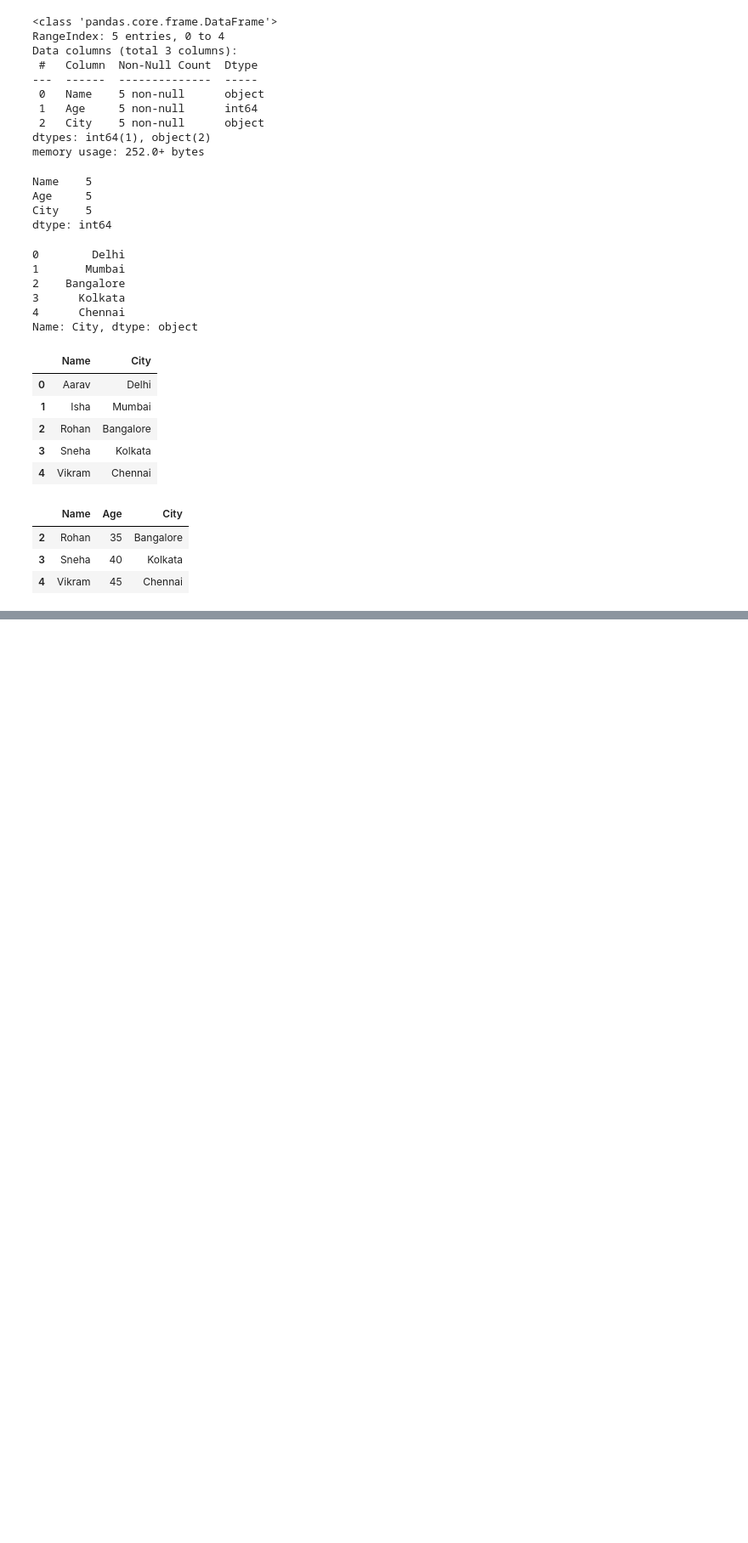
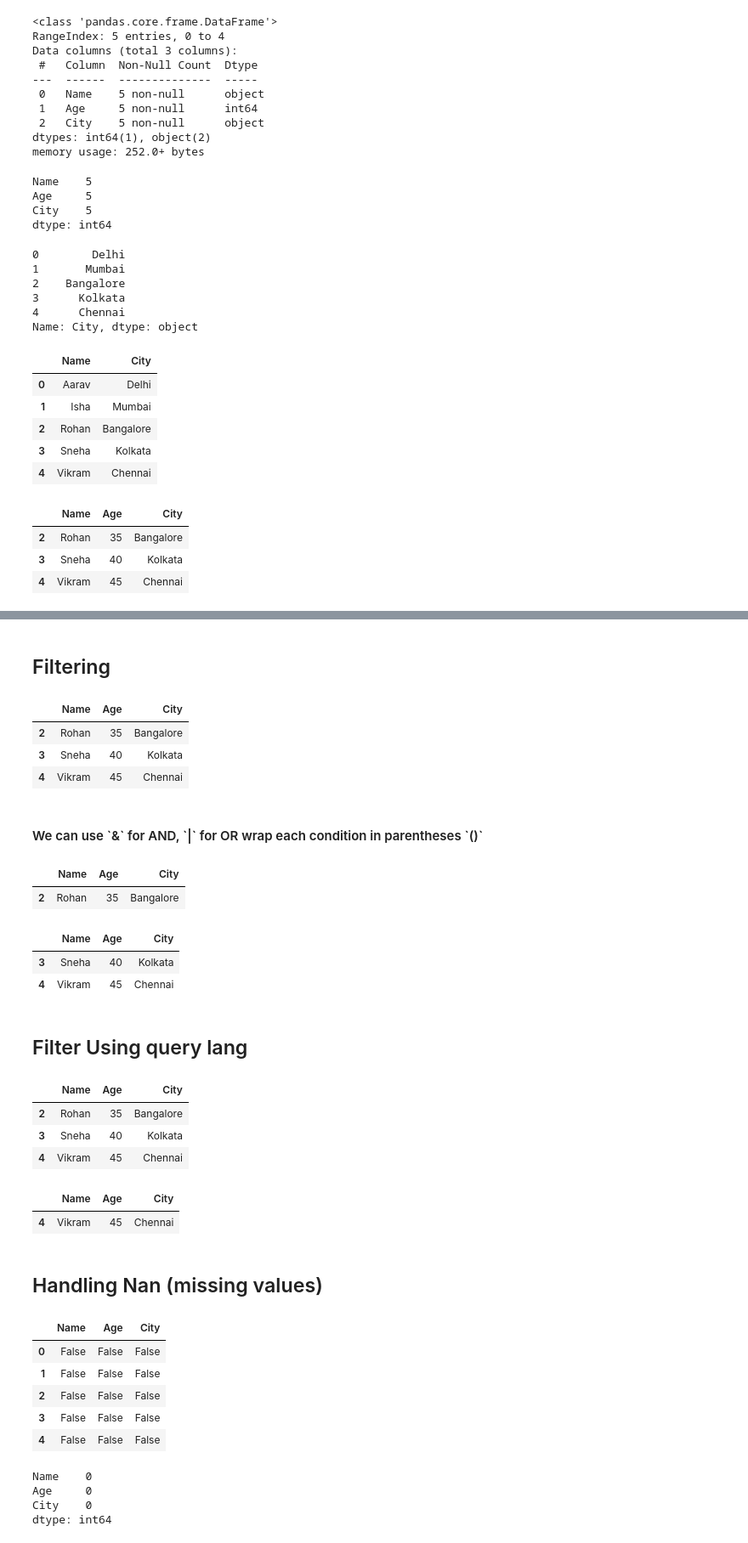
Before and after one commit to Priyanka-Adheli/Data-Science, a Jupyter notebook: Pandas/Basics.ipynb, the cells around one changed output, grey strips where cells are left out. Shown at 85% size. Cells and saved outputs as stored; diff of their text form; code cells hidden in the pictures; blank space fills up the shorter version.

Commit message:
Started with Indexing,Handling Missing values,Filtering and Duplicates

```diff
--- a/Pandas/Basics.ipynb
+++ b/Pandas/Basics.ipynb
@@ -192,0 +247,62 @@ df4[df4['Age'] > 30]
+# %% [markdown]
+<h2>Filtering </h2>
+# %%
+#To access data where age >30
+
+df4[df4["Age"]>30]
+# %% [output]
+|  | Name | Age | City |
+| 2 | Rohan | 35 | Bangalore |
+| 3 | Sneha | 40 | Kolkata |
+| 4 | Vikram | 45 | Chennai |
+# %% [markdown]
+<h4>We can use `&` for AND,  `|` for OR wrap each condition in parentheses `()`</h4>
+# %%
+#& condition
+df4[(df4["Age"]>30) & (df4["City"]=='Bangalore')]
+# %% [output]
+|  | Name | Age | City |
+| 2 | Rohan | 35 | Bangalore |
+# %%
+#| condition
+
+df4[(df4["Age"]>40) | (df4["City"]=='Kolkata')]
+# %% [output]
+|  | Name | Age | City |
+| 3 | Sneha | 40 | Kolkata |
+| 4 | Vikram | 45 | Chennai |
+# %% [markdown]
+<h2>Filter Using query lang</h2>
+# %%
+df4.query("Age > 30")
+# %% [output]
+|  | Name | Age | City |
+| 2 | Rohan | 35 | Bangalore |
+| 3 | Sneha | 40 | Kolkata |
+| 4 | Vikram | 45 | Chennai |
+# %%
+cityName = "Chennai";
+df4.query("Age >=30 and City==@cityName")
+# %% [output]
+|  | Name | Age | City |
+| 4 | Vikram | 45 | Chennai |
+# %% [markdown]
+<h2>Handling Nan (missing values)</h2>
+# %%
+#To get Dataframe boolean true/false for Nan
+df4.isnull()
+# %% [output]
+|  | Name | Age | City |
+| 0 | False | False | False |
+| 1 | False | False | False |
+| 2 | False | False | False |
+| 3 | False | False | False |
+| 4 | False | False | False |
+# %%
+#To count null(nan values) each col
+df4.isnull().sum()
+# %% [output]
+Name    0
+Age     0
+City    0
+dtype: int64
```
Also changed, not shown: parts of 13 cells of this notebook.
